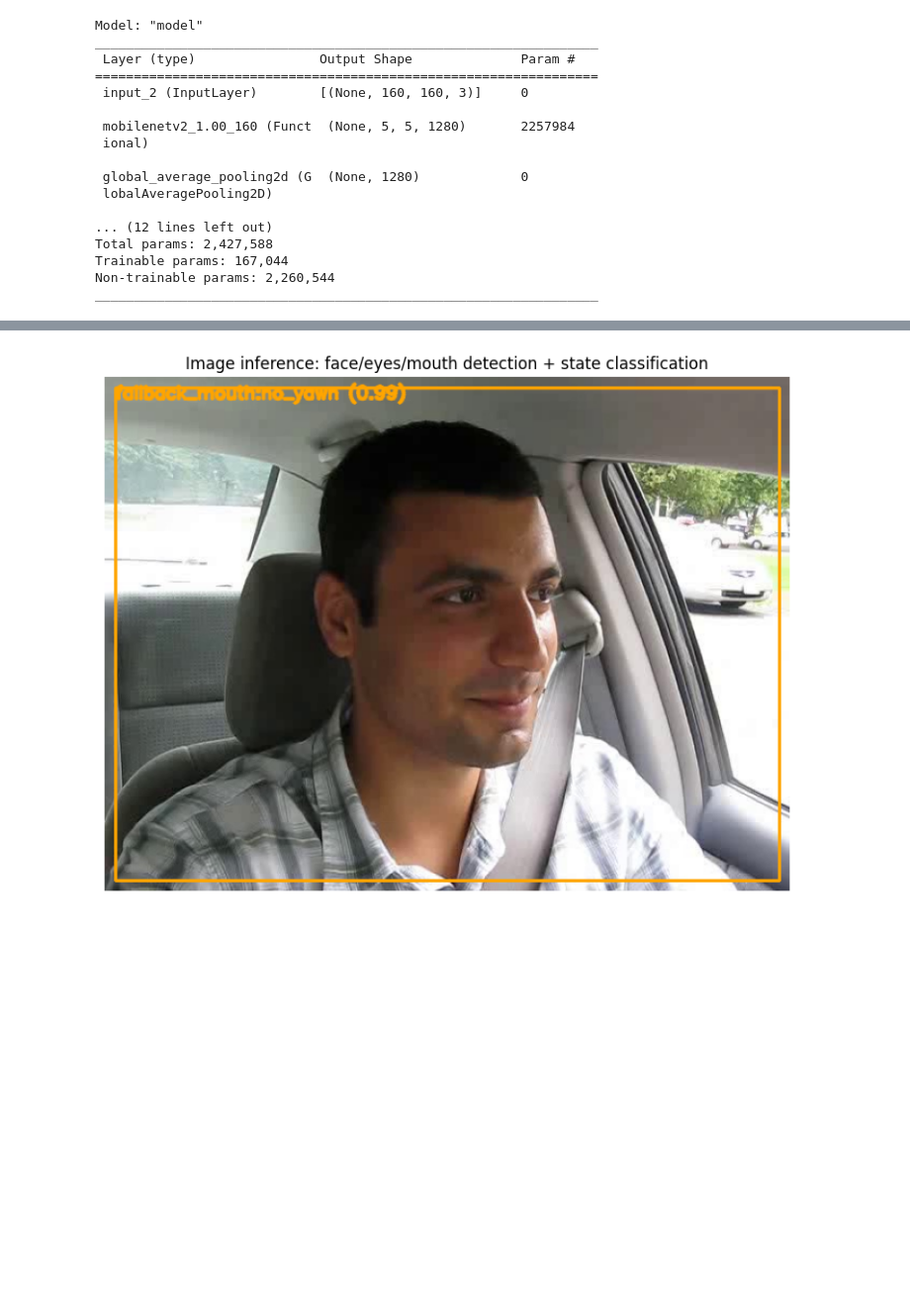
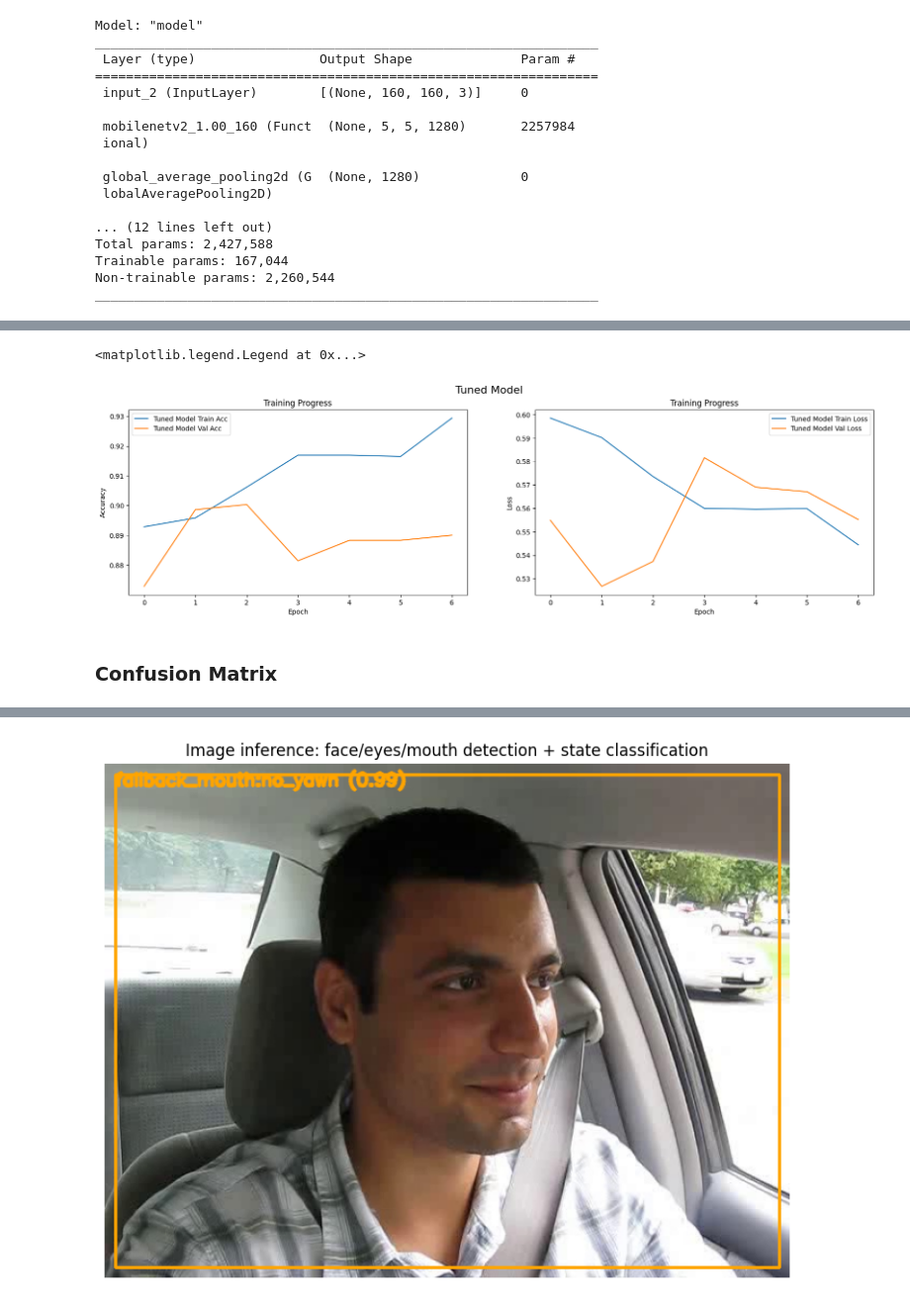
Before and after one commit to DanielMelo46/Neural_Networks_Project, a Jupyter notebook: drowsiness_detection.ipynb, the cells around one changed output, grey strips where cells are left out. Shown at 99% size. Drawn from its saved outputs; the diff is of its cells as text; code cells hidden in the pictures; blank space fills up the shorter version.

```diff
--- a/drowsiness_detection.ipynb
+++ b/drowsiness_detection.ipynb
@@ -330,0 +329,22 @@ def get_label(prediction_label):
+# %%
+plt.figure(figsize=(20, 5))
+plt.subplot(1, 2, 1)
+plt.suptitle("Tuned Model", fontsize=16)
+plt.plot(history["finetune"]["accuracy"], label="Tuned Model Train Acc")
+plt.plot(history["finetune"]["val_accuracy"], label="Tuned Model Val Acc")
+plt.xlabel("Epoch")
+plt.ylabel("Accuracy")
+plt.title("Training Progress")
+plt.legend()
+plt.subplot(1, 2, 2)
+plt.plot(history["finetune"]["loss"], label="Tuned Model Train Loss")
+plt.plot(history["finetune"]["val_loss"], label="Tuned Model Val Loss")
+plt.xlabel("Epoch")
+plt.ylabel("Loss")
+plt.title("Training Progress")
+plt.legend()
+# %% [output]
+<matplotlib.legend.Legend at 0x...>
+[figure, added]
+# %% [markdown]
+### Confusion Matrix
```
Also changed, not shown: parts of 9 cells of this notebook, 2 other files.
